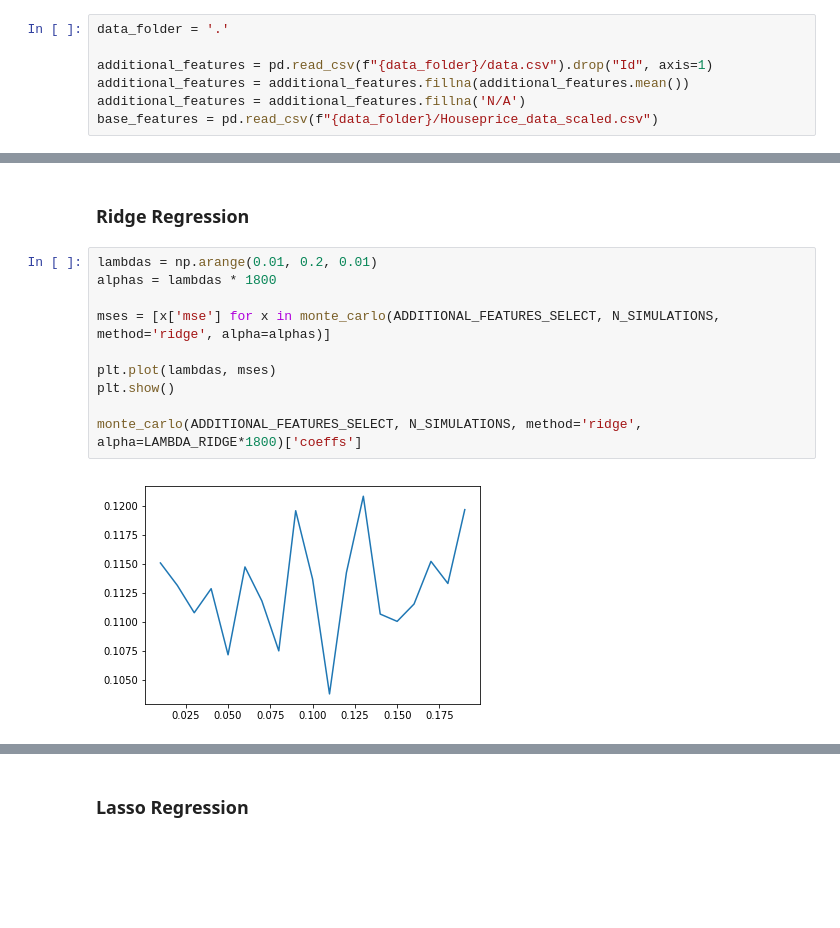
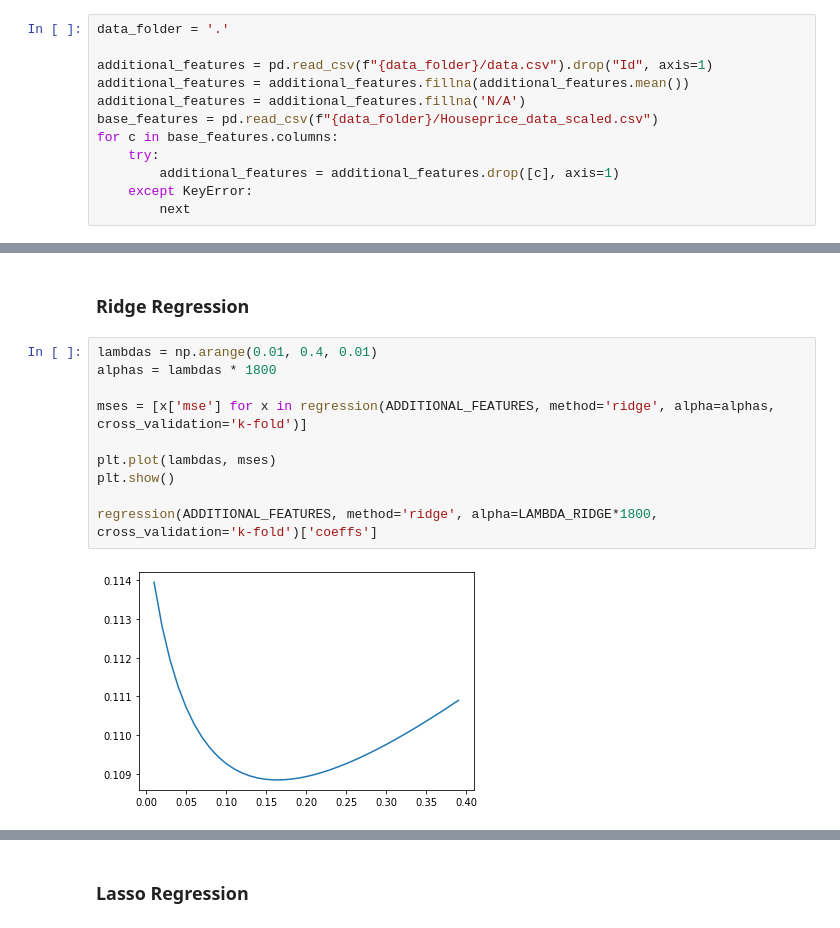
Before and after one commit to reeeno/iowa-housing-price, a Jupyter notebook: IHP.ipynb, the cells around one changed output, grey strips where cells are left out. Drawn from its saved outputs; the diff is of its cells as text; blank space fills up the shorter version.

Commit message:
cross validation

```diff
--- a/IHP.ipynb
+++ b/IHP.ipynb
@@ -18,5 +18,10 @@ additional_features = pd.read_csv(f"{data_folder}/data.csv").drop("Id", axis=1)
 additional_features = additional_features.fillna(additional_features.mean())
 additional_features = additional_features.fillna('N/A')
 base_features = pd.read_csv(f"{data_folder}/Houseprice_data_scaled.csv")
+for c in base_features.columns:
+    try:
+        additional_features = additional_features.drop([c], axis=1)
+    except KeyError:
+        next
 # %% [markdown]
 ### Parameters & Constants
@@ -318,16 +560,16 @@ monte_carlo(ADDITIONAL_FEATURES_SELECT, N_SIMULATIONS, method='linear')['coeffs'
 # %% [markdown]
 ### Ridge Regression
 # %%
-lambdas = np.arange(0.01, 0.2, 0.01)
+lambdas = np.arange(0.01, 0.4, 0.01)
 alphas = lambdas * 1800
 
-mses = [x['mse'] for x in monte_carlo(ADDITIONAL_FEATURES_SELECT, N_SIMULATIONS, method='ridge', alpha=alphas)]
+mses = [x['mse'] for x in regression(ADDITIONAL_FEATURES, method='ridge', alpha=alphas, cross_validation='k-fold')]
 
 plt.plot(lambdas, mses)
 plt.show()
 
-monte_carlo(ADDITIONAL_FEATURES_SELECT, N_SIMULATIONS, method='ridge', alpha=LAMBDA_RIDGE*1800)['coeffs']
+regression(ADDITIONAL_FEATURES, method='ridge', alpha=LAMBDA_RIDGE*1800, cross_validation='k-fold')['coeffs']
 # %% [output]
-[figure, old version]
+[figure, new version]
 |  | 0 |
 | 0 |  |
```
Also changed, not shown: parts of 23 cells of this notebook.
